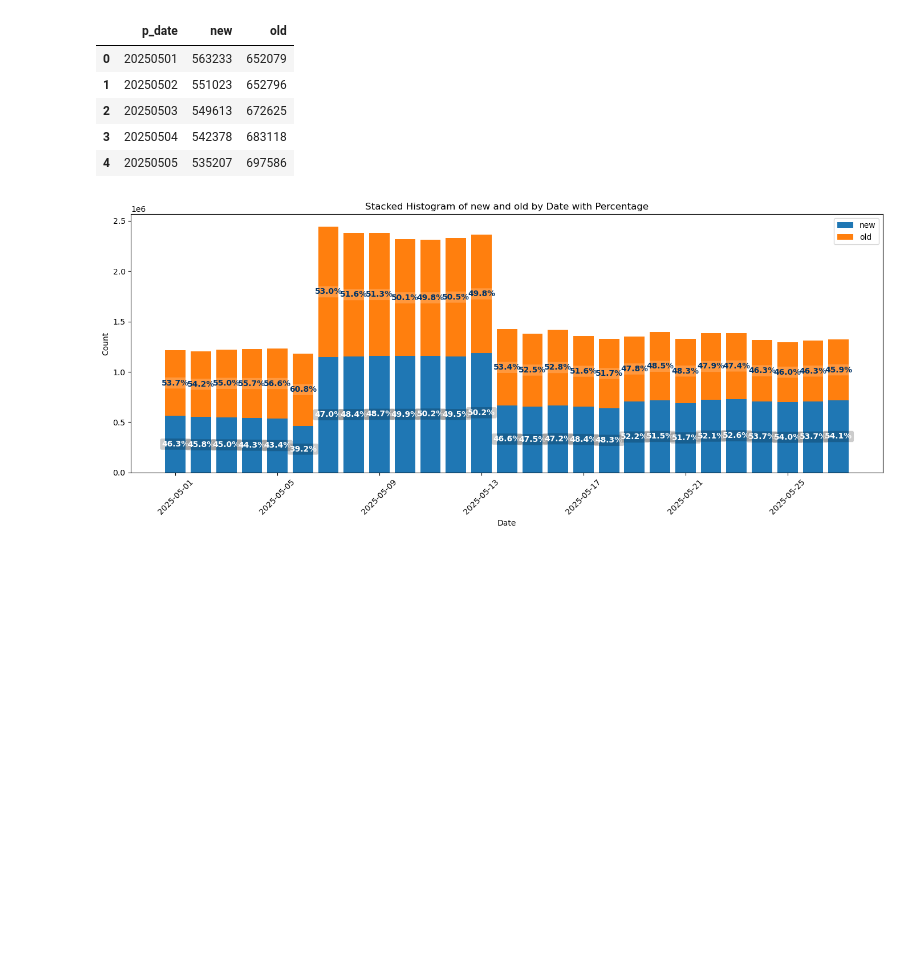
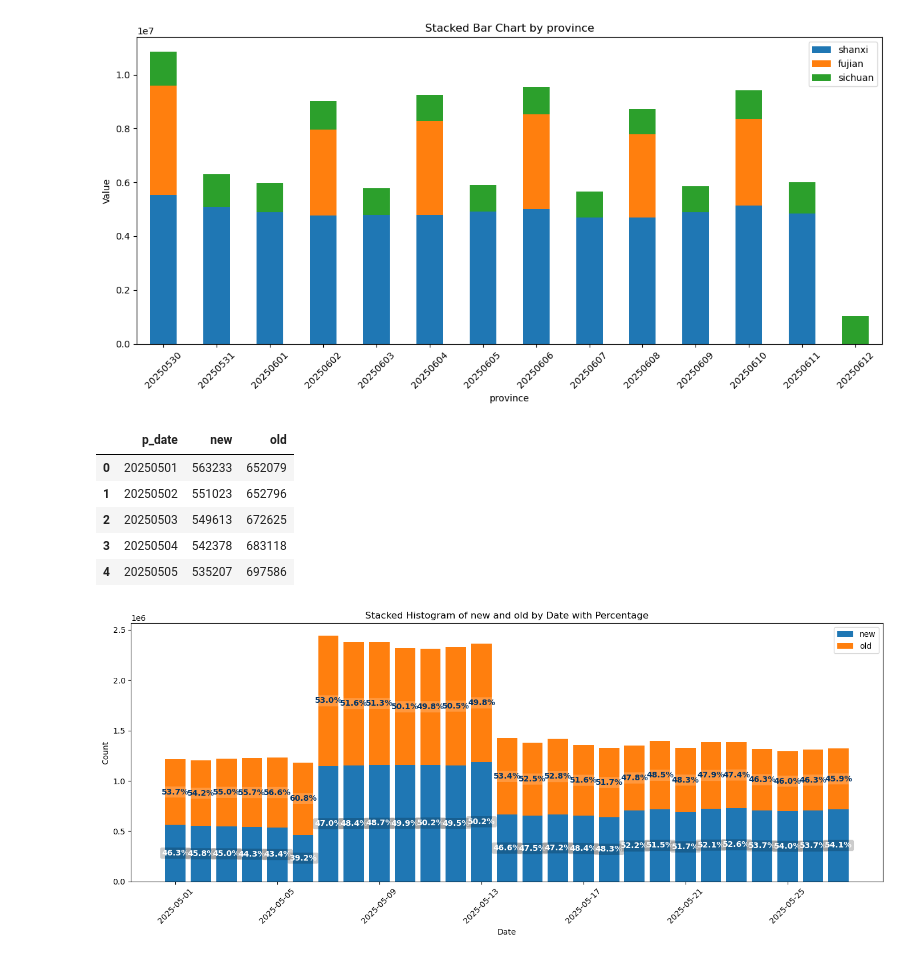
Before and after one commit to billyzxf/testcodes, a Jupyter notebook: plotly/plot.ipynb, the cells around one changed output. Drawn from its saved outputs; the diff is of its cells as text; code cells hidden in the pictures; blank space fills up the shorter version.

```diff
--- a/plotly/plot.ipynb
+++ b/plotly/plot.ipynb
@@ -1,4 +1,4 @@
 # %%
 import pandas as pd
 # %%
-df = pd.read_csv("new_group.csv")
+df = pd.read_csv("data_800.csv")
@@ -5,3 +14,20 @@ df = pd.read_csv("new_group.csv")
+# %%
+import matplotlib.pyplot as plt
+
+# 设置province为横坐标，其他列为堆叠数据
+df_plot = df.set_index('province')[['814', '835', '851']].rename(columns={'814': 'shanxi', '835': 'fujian', '851': 'sichuan'})
+
+# 绘制堆叠直方图
+df_plot.plot(kind='bar', stacked=True, figsize=(12, 6))
+
+plt.xlabel('province')
+plt.ylabel('Value')
+plt.title('Stacked Bar Chart by province')
+plt.xticks(rotation=45)
+plt.tight_layout()
+plt.show()
+# %% [output]
+[figure, added]
 # %%
 df.head()
 # %% [output]
```
Also changed, not shown: parts of 1 cell of this notebook, 44 other files.
